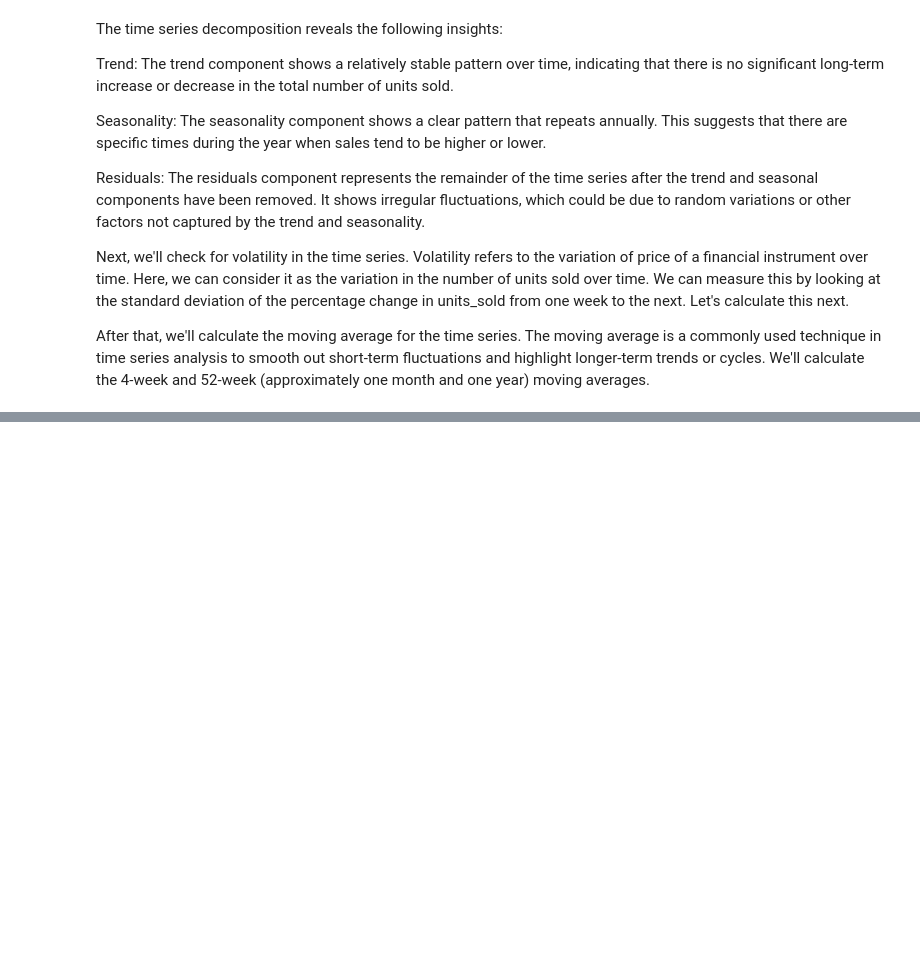
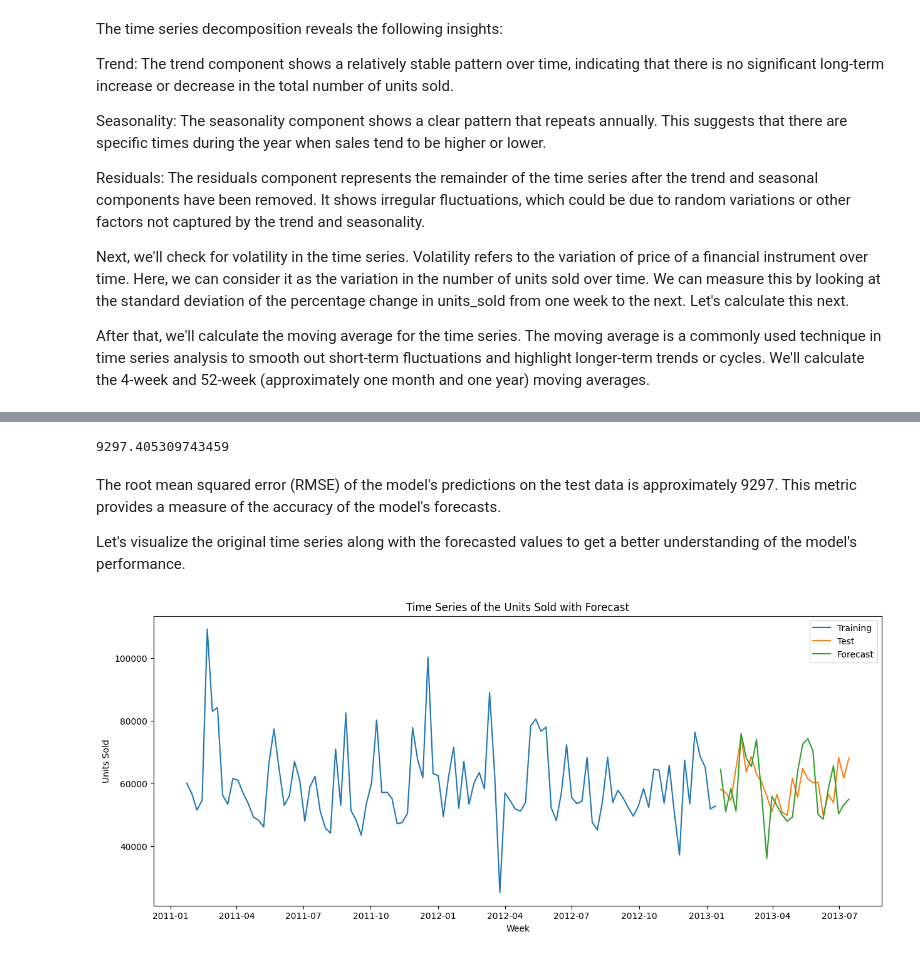
Before and after one commit to HishitaGupta/AI-ML-Progress, a Jupyter notebook: TimeSeriesForecasting/EcommerceDemandForecasting.ipynb, the cells around one changed output, grey strips where cells are left out. Saved outputs shown, nothing was run; the diff lists cells and outputs as text; code cells hidden in the pictures; blank space fills up the shorter version.

Commit message:
EcommerceDemandForecasting Project done

```diff
--- a/TimeSeriesForecasting/EcommerceDemandForecasting.ipynb
+++ b/TimeSeriesForecasting/EcommerceDemandForecasting.ipynb
@@ -226,0 +318,41 @@ After that, we'll calculate the moving average for the time series. The moving a
+# %%
+# Resample the data to a weekly frequency
+weekly_data_resampled= weekly_data['units_sold'].resample('W').sum()
+
+# Split the resampled data in to training and test sets
+train_data_resampled =weekly_data_resampled[:int(0.8*(len(weekly_data_resampled)))]
+test_data_resampled =weekly_data_resampled[int(0.8*(len(weekly_data_resampled))):]
+
+# Fit the model to resampled data
+model_resampled = ExponentialSmoothing(train_data_resampled, seasonal='add', seasonal_periods=52).fit()
+
+# Generate predictions on resampled data
+predictions_resampled= model_resampled.predict(start= test_data_resampled.index[0], end = test_data_resampled.index[-1])
+
+# Calculate the RMSE on the resampled data
+rmse_resampled = sqrt (mean_squared_error(test_data_resampled, predictions_resampled))
+
+rmse_resampled
+# %% [output]
+9297.405309743459
+# %% [markdown]
+The root mean squared error (RMSE) of the model's predictions on the test data is approximately 9297. This metric provides a measure of the accuracy of the model's forecasts.
+
+Let's visualize the original time series along with the forecasted values to get a better understanding of the model's performance.
+# %%
+# Plot the original time series and the forecasted values
+
+plt.figure(figsize=(15,6))
+
+plt.plot(train_data_resampled, label='Training')
+plt.plot(test_data_resampled, label='Test')
+plt.plot(predictions_resampled, label='Forecast')
+
+plt.title('Time Series of the Units Sold with Forecast')
+plt.xlabel('Week')
+plt.ylabel('Units Sold')
+plt.legend()
+
+plt.show()
+# %% [output]
+[figure, added]
```
Also changed, not shown: parts of 22 cells of this notebook, 1 other file.
